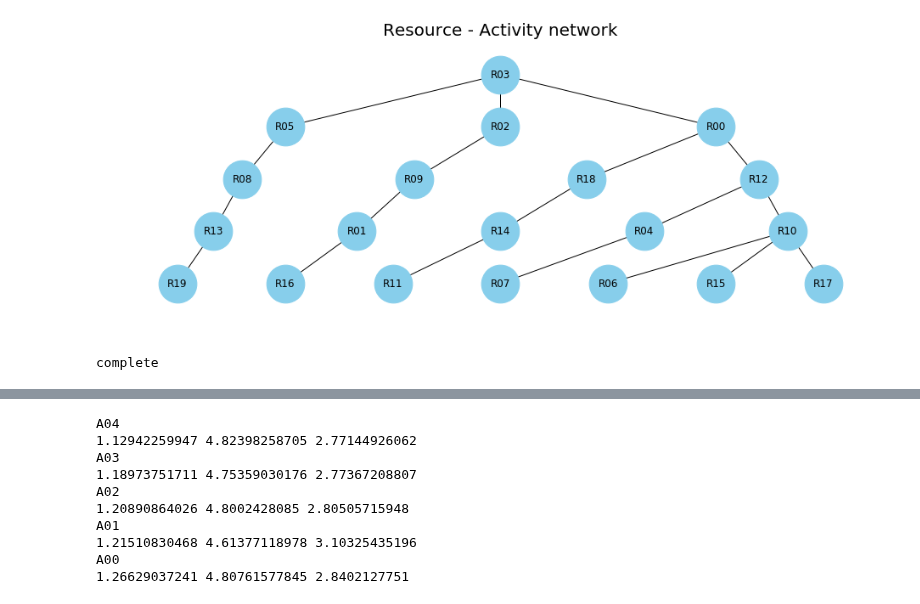
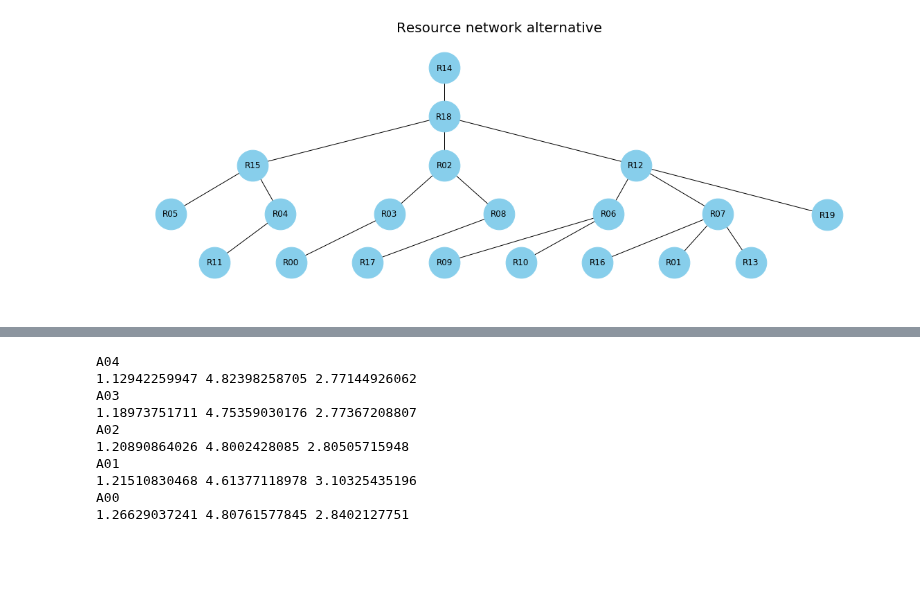
Before and after one commit to frhyme/frhyme.github.io, a Jupyter notebook: _posts/personal_ipynb/process and organization.ipynb, the cells around one changed output, grey strips where cells are left out. Drawn from its saved outputs; the diff is of its cells as text; code cells hidden in the pictures; blank space fills up the shorter version.

```diff
--- a/_posts/personal_ipynb/process and organization.ipynb
+++ b/_posts/personal_ipynb/process and organization.ipynb
@@ -145,0 +394,5 @@ plt.show()
+# %%
+tempG = R_net.copy()
+aa = [n for n in tempG.nodes() if n.name=='R19'][0]
+tempG.remove_edges_from([e for e in tempG.edges(data=True) if aa in e])
+tempG.add_edge([n for n in tempG.nodes() if n.name=='R19'][0], [n for n in tempG.nodes() if n.name=='R12'][0])
@@ -146,70 +422,13 @@ plt.show()
 # %%
+pos = tree_position(tempG)
+pos.update({aa:(1.0, 0.33)})
 plt.figure(figsize=(16, 6))
-nx.draw_networkx(R_net, pos=tree_position(R_net), node_size=2000, node_color='skyblue')
+nx.draw_networkx(tempG, pos=pos, node_size=2000, node_color='skyblue')
 plt.axis('off')
-plt.title('Resource - Activity network', fontsize=20)
+plt.title('Resource network alternative', fontsize=20)
 #axes[1].set_title('Resource Network', fontsize=20)
+plt.tight_layout()
+plt.savefig('../../assets/images/markdown_img/180816_R_net_alt.png', dpi=200)
 plt.show()
 # %% [output]
-[figure, old version]
+[figure, new version]
-# %%
-log_df = [] ## log
-def process(env, process_name, activity_lst, human_store):
-    ## print('<{}> start                at {:8.2f}'.format(process_name, env.now))
-    ## process의 activity를 수행할 리소스 조합을 찾음
-    resource_lst = [np.random.choice(list(R_A_net.neighbors(act))) for act in activity_lst]
-    for i, act_r in enumerate(zip(activity_lst, resource_lst)):
-        act, r = act_r
-        left, mode, right = act.t_dist
-        human = yield human_store.get(lambda x: True if x is r else False )
-        ## (process_name, activity_name, resource, start or end, timestamp)
-        log_df.append( (process_name, act.name, human.name, 'start', env.now) )
-        ## print("<{}> {} start by {}     at {:6.2f}".format(process_name, act.name, human, env.now))
-        execution_time = np.random.triangular(left=left, right=right, mode=mode)
-        yield env.timeout(execution_time)
-        yield human_store.put(human)
-        ## print("<{}> {}   end by {}     at {:6.2f}".format(process_name, act.name, human, env.now))
-        log_df.append( (process_name, act.name, human.name, 'end', env.now) )
-        ## 여기서는 transfer of work이 있으므로 일을 조직구조에 따라서 일을 전달함.
-        if (i+1) < len(resource_lst) and r != resource_lst[i+1]:## 마지막 activity가 아닐 때만 다음 resource를 찾아줌
-                resource_path = nx.shortest_path(R_net, r, resource_lst[i+1])
-                ## print("<{}> transfer start:      at {:6.2f}".format(process_name, env.now))
-                for i in range(0, len(resource_path[1:-1])):
-                    ## edge time
-                    ## print("<{}> transfer {} => {}  at {:6.2f}".format(process_name, resource_path[i], resource_path[i+1], env.now))
-                    yield env.timeout(np.random.triangular(1, 2, 3))
-                    ## print('<{}> {} execute transfer at {:6.2f}'.format(process_name, resource_path[i+1], env.now))
-                    ## node time
-                    tranfer_h = yield human_store.get(lambda x: True if x is r else False )
-                    yield env.timeout(np.random.triangular(1, 2, 3)) ## node time
-                    yield human_store.put(tranfer_h)
-                ## edge time
-                ## print("<{}> transfer {} => {}  at {:6.2f}".format(process_name, resource_path[-2], resource_path[-1], env.now))
-                yield env.timeout(np.random.triangular(1, 2, 3))
-                #print("transfer {} => {}".format())
-                ## print("<{}> transfer end         at {:6.2f}".format(process_name, env.now))
-    ## print('<{}> end                  at {:8.2f}'.format(process_name, env.now))
-    return None
-
-def process_generator(env, activity_set, resource_set, process_size):
-    ## 주기적으로 process 를 env에 등록함
-    human_store = simpy.FilterStore(env)
-    human_store.items = [r for r in resource_set]
-    for i in range(0, process_size):
-        yield env.timeout(np.random.triangular(1, 3, 5))
-        ## 만약 activity-set에 약간 랜덤성을 부여하고 싶을 경우, 여기서 activity-set를 알아서 조절해서 넘김
-        ## 예를 들어서, exclusive하게 process 의 activity 조합이 만들어진 경우에는 활률적으로 activity를 조절하여 넘김
-        env.process(
-            process(env=env,
-                    process_name = 'Process{:0>2d}'.format(i),
-                    activity_lst = activity_set, human_store = human_store)
-        )
-
-###########
-env = simpy.Environment()
-
-env.process(process_generator(env, A_set, R_set, process_size=200))
-env.run()
-print('complete')
-# %% [output]
-complete
```
Also changed, not shown: parts of 23 cells of this notebook, 24 other files.
